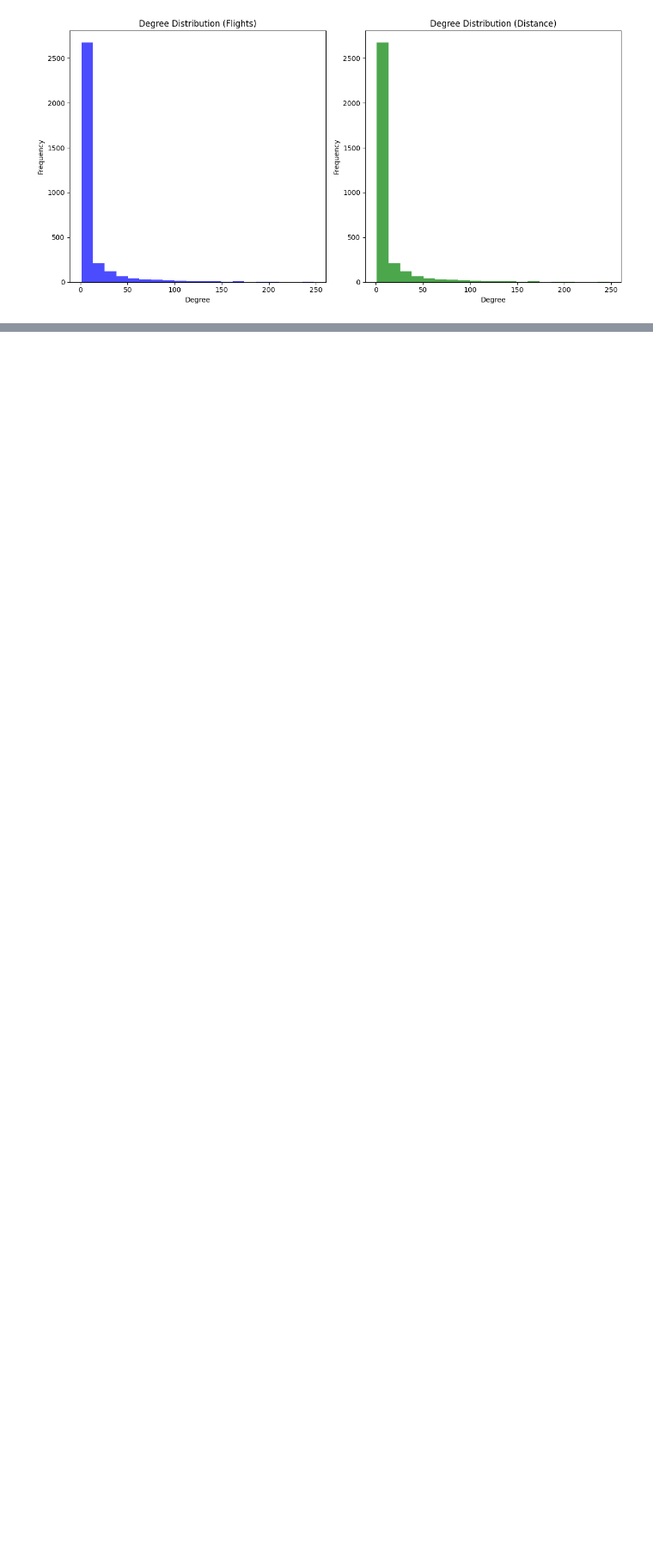
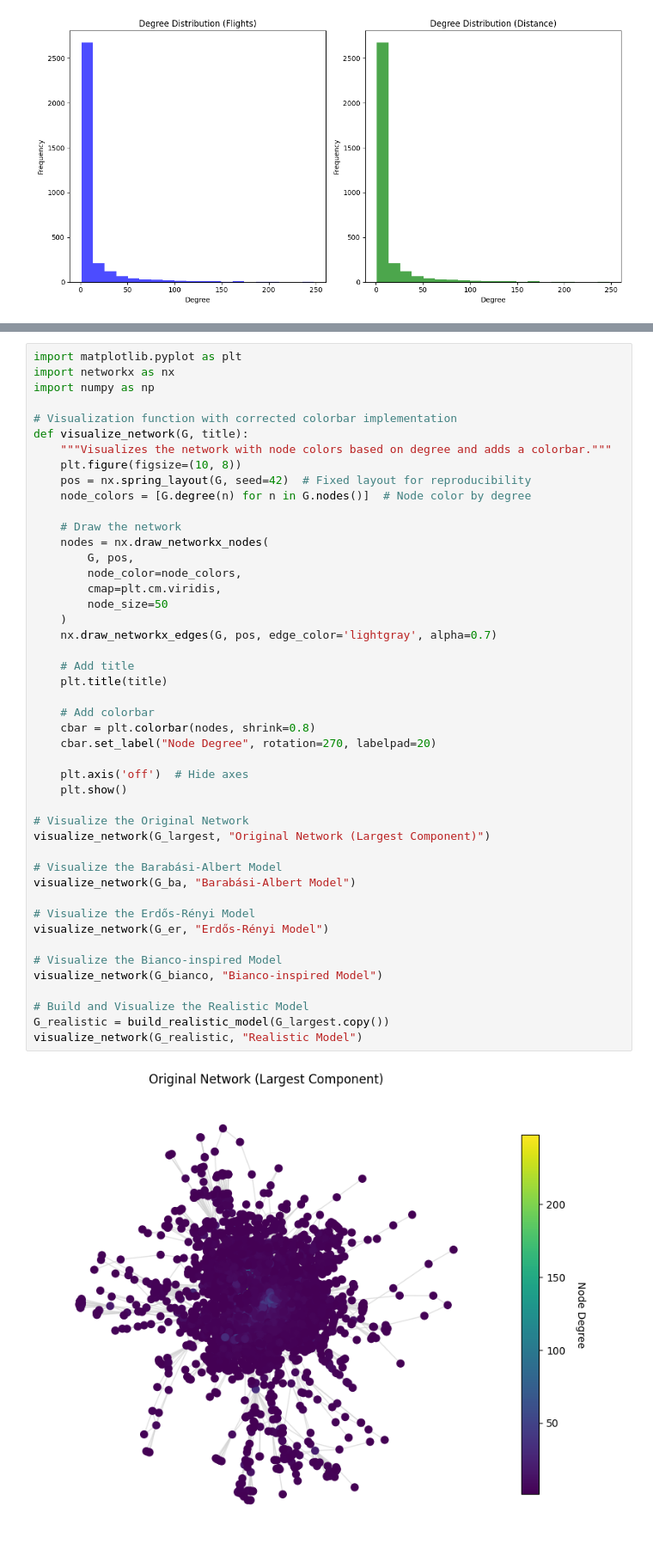
Before and after one commit to belhassenessid/network-science, a Jupyter notebook: network science.ipynb, the cells around one changed output, grey strips where cells are left out. Shown at 86% size. Cells and saved outputs as stored; diff of their text form; blank space fills up the shorter version.

Commit message:
add the models application part and a comprehensive analysis

```diff
--- a/network science.ipynb
+++ b/network science.ipynb
@@ -478,0 +957,48 @@ ModuleNotFoundError: No module named 'community'
+# %%
+import matplotlib.pyplot as plt
+import networkx as nx
+import numpy as np
+
+# Visualization function with corrected colorbar implementation
+def visualize_network(G, title):
+    """Visualizes the network with node colors based on degree and adds a colorbar."""
+    plt.figure(figsize=(10, 8))
+    pos = nx.spring_layout(G, seed=42)  # Fixed layout for reproducibility
+    node_colors = [G.degree(n) for n in G.nodes()]  # Node color by degree
+
+    # Draw the network
+    nodes = nx.draw_networkx_nodes(
+        G, pos,
+        node_color=node_colors,
+        cmap=plt.cm.viridis,
+        node_size=50
+    )
+    nx.draw_networkx_edges(G, pos, edge_color='lightgray', alpha=0.7)
+
+    # Add title
+    plt.title(title)
+
+    # Add colorbar
+    cbar = plt.colorbar(nodes, shrink=0.8)
+    cbar.set_label("Node Degree", rotation=270, labelpad=20)
+
+    plt.axis('off')  # Hide axes
+    plt.show()
+
+# Visualize the Original Network
+visualize_network(G_largest, "Original Network (Largest Component)")
+
+# Visualize the Barabási-Albert Model
+visualize_network(G_ba, "Barabási-Albert Model")
+
+# Visualize the Erdős-Rényi Model
+visualize_network(G_er, "Erdős-Rényi Model")
+
+# Visualize the Bianco-inspired Model
+visualize_network(G_bianco, "Bianco-inspired Model")
+
+# Build and Visualize the Realistic Model
+G_realistic = build_realistic_model(G_largest.copy())
+visualize_network(G_realistic, "Realistic Model")
+# %% [output]
+[figure, added]
```
Also changed, not shown: parts of 9 cells of this notebook, 2 other files.
